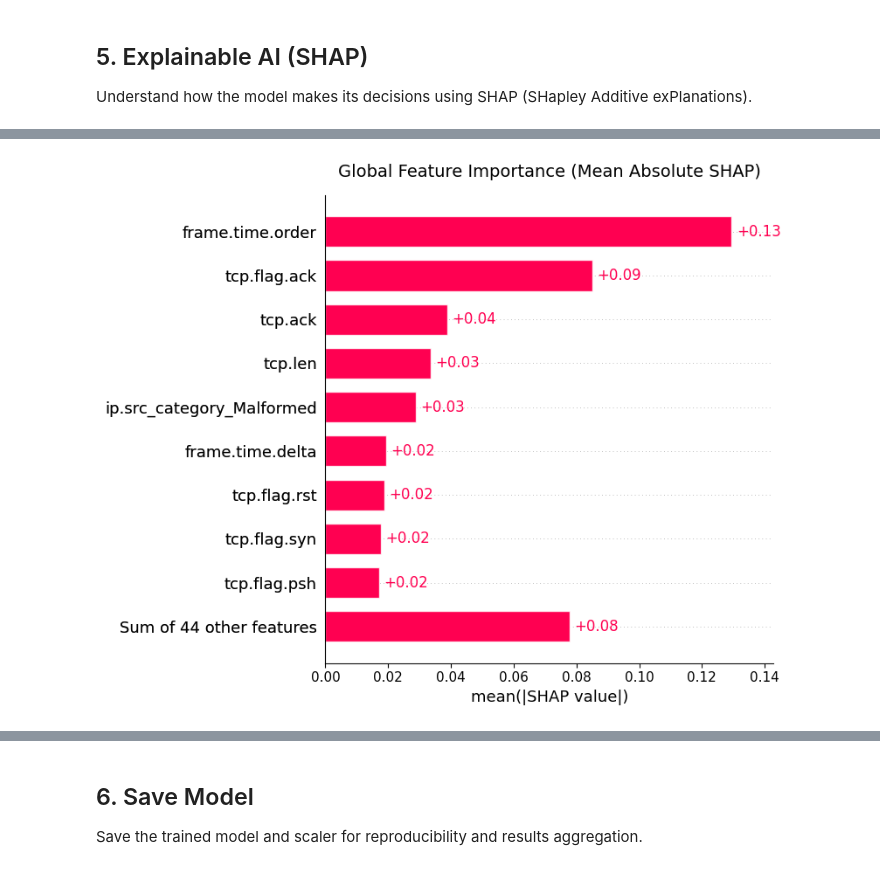
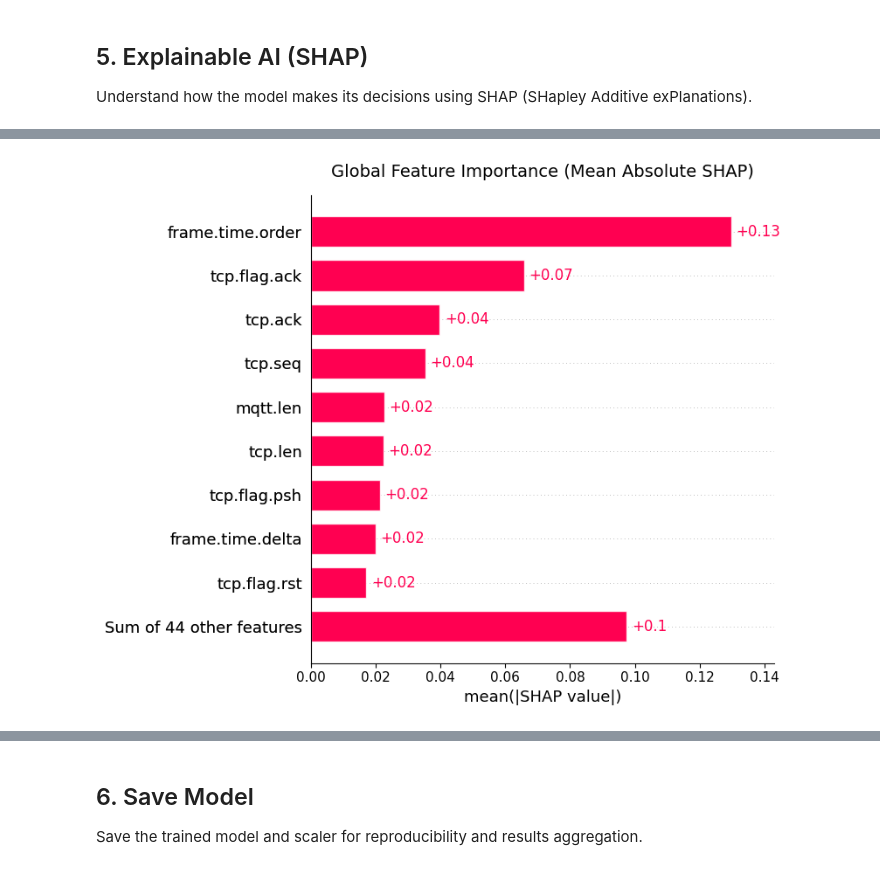
Before and after one commit to Angel-Arrospide/ML-NIDS-IIoT, a Jupyter notebook: notebooks/EdgeIIoT/exp1_Binary_Naive/exp1-2_ExtraTrees.ipynb, the cells around one changed output, grey strips where cells are left out. Cells and saved outputs as stored; diff of their text form; code cells hidden in the pictures.

```diff
--- a/notebooks/EdgeIIoT/exp1_Binary_Naive/exp1-2_ExtraTrees.ipynb
+++ b/notebooks/EdgeIIoT/exp1_Binary_Naive/exp1-2_ExtraTrees.ipynb
@@ -102,0 +47,13 @@ X_test shape: (30518, 53)
+# %%
+from sklearn.pipeline import Pipeline
+
+preprocessing_pipeline = Pipeline([
+    ("filter_invalid_time", Filters.ValidTimeFilter()),
+    ("drop_categorical",    Filters.CategoricalDropper()),
+    ("train_test_split",    Utils.TrainTestSplitter()),
+    ("SMOTE",               Resamplers.SMOTEResampler()),
+    ("shuffle",             Utils.Shuffler()),
+    ('xysplit',             Utils.SplitExtractor())
+])
+
+X_train, X_test, y_train, y_test, _, _ = preprocessing_pipeline.fit_transform(df)
@@ -235,12 +205,12 @@ shap.initjs()
 
 # Sample size
 n_sample = 5000
-X_test_scaled_df = pd.DataFrame(X_test_scaled, columns=X.columns)
+X_test_scaled_df = pd.DataFrame(X_test_scaled, columns=X_test.columns)
 
 # Stratified sampling
 if X_test_scaled_df.shape[0] > n_sample:
     X_sample, _, y_sample, _ = train_test_split(
-        X_test_scaled_df,
+        X_test_scaled,
         y_test,
         train_size=n_sample,
         random_state=SEED,
@@ -268,15 +238,17 @@ if len(shap_obj.shape) == 3:
     plot_obj = shap_obj[:, :, 1] # Extract positive class for binary classification
 else:
     plot_obj = shap_obj
+
+plot_obj.feature_names = list(X_test.columns)
 # %%
 # Plot 1: Global Bar Plot (Mean Absolute SHAP)
 plt.figure(figsize=(16, 6))
-shap.plots.bar(plot_obj, max_display=10, show=False)
+shap.plots.bar(plot_obj, max_display=10, show=False, )
 plt.title("Global Feature Importance (Mean Absolute SHAP)", fontsize=14, pad=15)
 plt.tight_layout()
 plt.show()
 # %% [output]
-[figure, old version]
+[figure, new version]
 # %%
 # Plot 2: Beeswarm Plot (Directional Impact)
 plt.figure(figsize=(16, 6))
```
Also changed, not shown: parts of 13 cells of this notebook, 10 other files.
